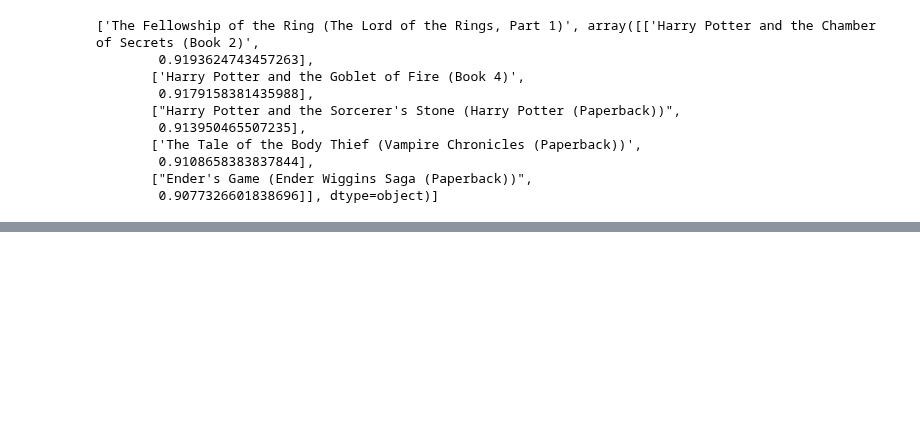
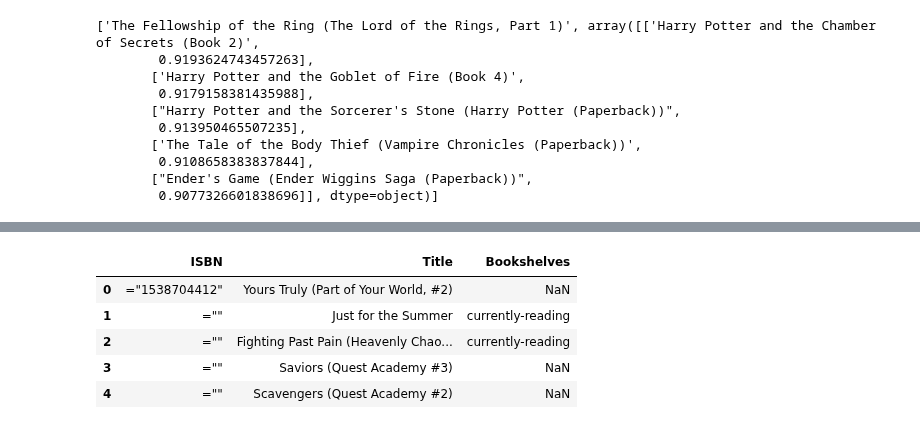
Before and after one commit to Rluthen/mybooks, a Jupyter notebook: notebooks/1_book_recommends.ipynb, the cells around one changed output, grey strips where cells are left out. Drawn from its saved outputs; the diff is of its cells as text; code cells hidden in the pictures; blank space fills up the shorter version.

```diff
--- a/notebooks/1_book_recommends.ipynb
+++ b/notebooks/1_book_recommends.ipynb
@@ -395,0 +428,10 @@ print(books)
+# %%
+df_books = df_books[['ISBN', 'Title', 'Bookshelves']]
+df_books.head()
+# %% [output]
+|  | ISBN | Title | Bookshelves |
+| 0 | ="1538704412" | Yours Truly (Part of Your World, #2) | NaN |
+| 1 | ="" | Just for the Summer | currently-reading |
+| 2 | ="" | Fighting Past Pain (Heavenly Chao... | currently-reading |
+| 3 | ="" | Saviors (Quest Academy #3) | NaN |
+| 4 | ="" | Scavengers (Quest Academy #2) | NaN |
```
Also changed, not shown: parts of 20 cells of this notebook, 1 other file.
